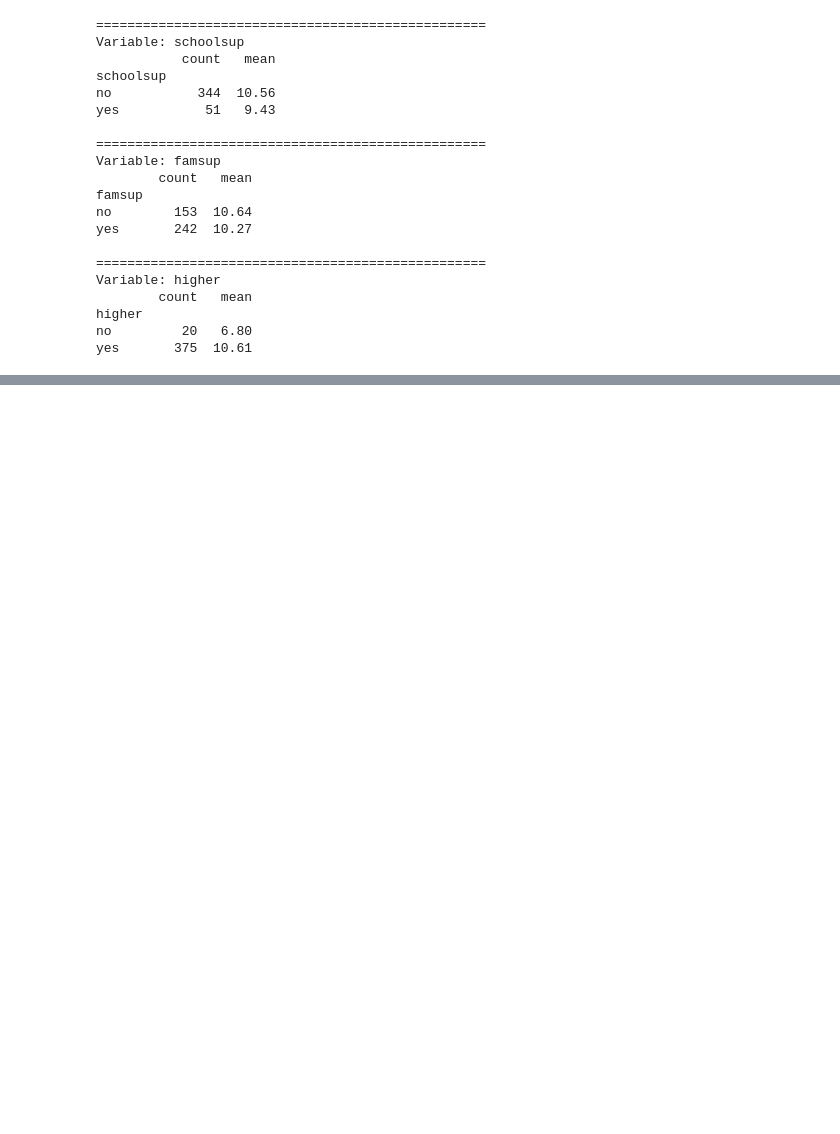
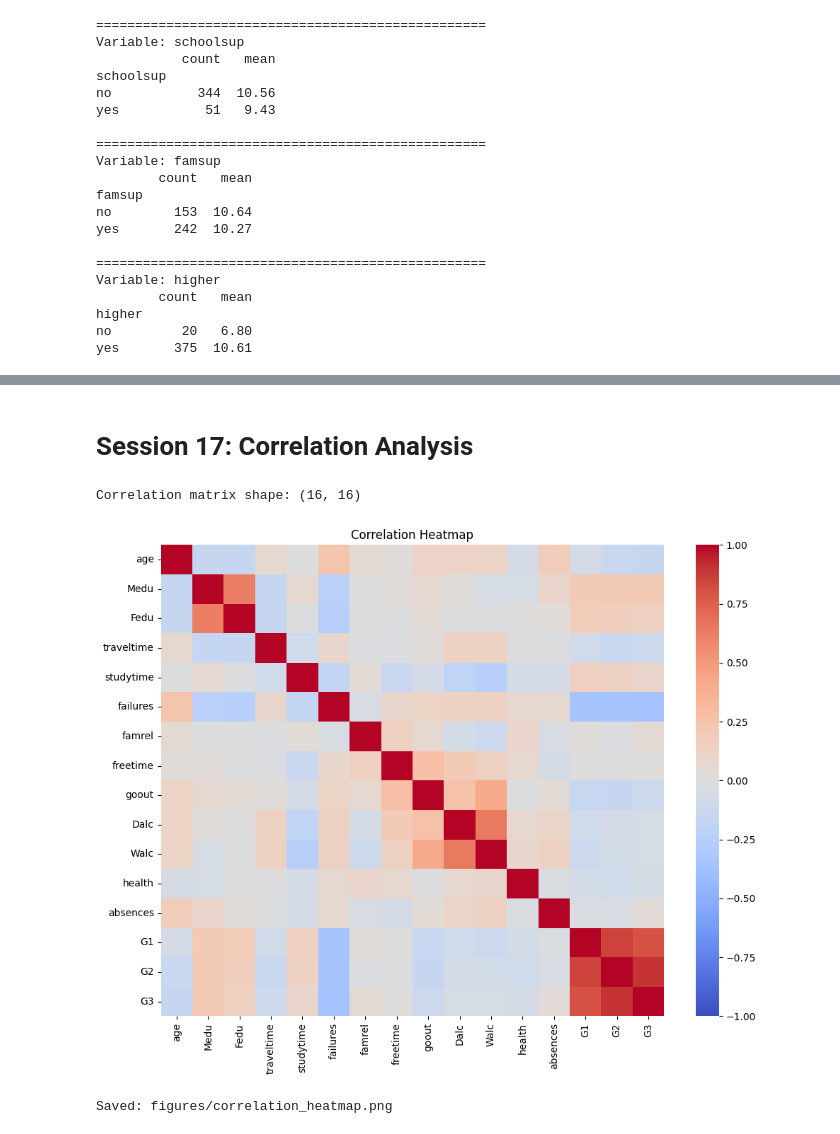
Before and after one commit to rjun5906-design/student-performance-prediction-ml, a Jupyter notebook: notebooks/03_exploratory_data_analysis.ipynb, the cells around one changed output, grey strips where cells are left out. Cells and saved outputs as stored; diff of their text form; code cells hidden in the pictures; blank space fills up the shorter version.

Commit message:
S17: update exploratory data analysis notebook fixes

```diff
--- a/notebooks/03_exploratory_data_analysis.ipynb
+++ b/notebooks/03_exploratory_data_analysis.ipynb
@@ -349,0 +313,51 @@ NameError: name 'df' is not defined
+# %% [markdown]
+# Session 17: Correlation Analysis
+# %%
+from pathlib import Path
+import pandas as pd
+import matplotlib.pyplot as plt
+import seaborn as sns
+
+# Select numeric columns
+numeric_df = df.select_dtypes(include="number").copy()
+
+# Correlation matrix
+corr = numeric_df.corr(method="pearson")
+
+print("Correlation matrix shape:", corr.shape)
+
+# Create figures directory
+figures_dir = Path("figures")
+figures_dir.mkdir(parents=True, exist_ok=True)
+
+# Save path
+output_path = figures_dir / "correlation_heatmap.png"
+
+# Heatmap
+plt.figure(figsize=(10, 8))
+
+sns.heatmap(
+    corr,
+    annot=False,
+    cmap="coolwarm",
+    center=0,
+    vmin=-1,
+    vmax=1
+)
+
+plt.title("Correlation Heatmap")
+plt.tight_layout()
+
+plt.savefig(
+    output_path,
+    dpi=300,
+    bbox_inches="tight"
+)
+
+plt.show()
+
+print("Saved:", output_path)
+# %% [output]
+Correlation matrix shape: (16, 16)
+[figure, added]
+Saved: figures/correlation_heatmap.png
```
Also changed, not shown: parts of 2 cells of this notebook.
